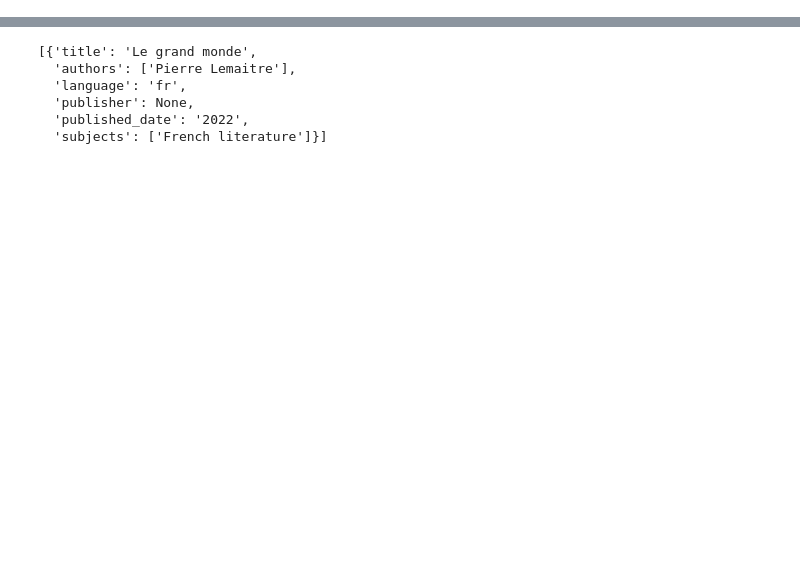
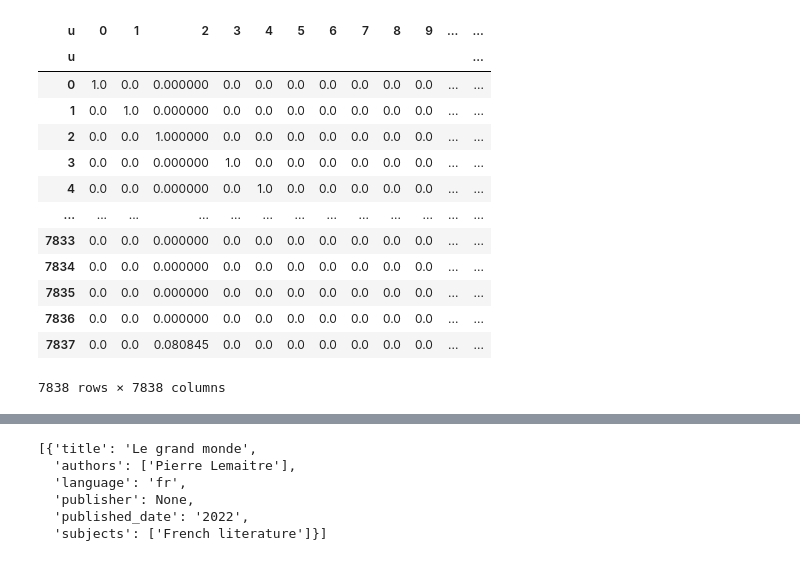
Before and after one commit to gr-oll/EPFL_Apple, a Jupyter notebook: EDA.ipynb, the cells around one changed output, grey strips where cells are left out. Drawn from its saved outputs; the diff is of its cells as text; code cells hidden in the pictures; blank space fills up the shorter version.

```diff
--- a/EDA.ipynb
+++ b/EDA.ipynb
@@ -27,0 +108,21 @@ limited_items = items.head(100)
+# %%
+# Compute Cosine Similarity Between Users
+from sklearn.metrics.pairwise import cosine_similarity
+user_similarity = cosine_similarity(binary_interaction_matrix)
+user_similarity_df = pd.DataFrame(user_similarity, index=binary_interaction_matrix.index, columns=binary_interaction_matrix.index)
+user_similarity_df
+# %% [output]
+| u | 0 | 1 | 2 | 3 | 4 | 5 | 6 | 7 | 8 | 9 | ... | ... |
+| u |  |  |  |  |  |  |  |  |  |  |  | ... |
+| 0 | 1.0 | 0.0 | 0.000000 | 0.0 | 0.0 | 0.0 | 0.0 | 0.0 | 0.0 | 0.0 | ... | ... |
+| 1 | 0.0 | 1.0 | 0.000000 | 0.0 | 0.0 | 0.0 | 0.0 | 0.0 | 0.0 | 0.0 | ... | ... |
+| 2 | 0.0 | 0.0 | 1.000000 | 0.0 | 0.0 | 0.0 | 0.0 | 0.0 | 0.0 | 0.0 | ... | ... |
+| 3 | 0.0 | 0.0 | 0.000000 | 1.0 | 0.0 | 0.0 | 0.0 | 0.0 | 0.0 | 0.0 | ... | ... |
+| 4 | 0.0 | 0.0 | 0.000000 | 0.0 | 1.0 | 0.0 | 0.0 | 0.0 | 0.0 | 0.0 | ... | ... |
+| ... | ... | ... | ... | ... | ... | ... | ... | ... | ... | ... | ... | ... |
+| 7833 | 0.0 | 0.0 | 0.000000 | 0.0 | 0.0 | 0.0 | 0.0 | 0.0 | 0.0 | 0.0 | ... | ... |
+| 7834 | 0.0 | 0.0 | 0.000000 | 0.0 | 0.0 | 0.0 | 0.0 | 0.0 | 0.0 | 0.0 | ... | ... |
+| 7835 | 0.0 | 0.0 | 0.000000 | 0.0 | 0.0 | 0.0 | 0.0 | 0.0 | 0.0 | 0.0 | ... | ... |
+| 7836 | 0.0 | 0.0 | 0.000000 | 0.0 | 0.0 | 0.0 | 0.0 | 0.0 | 0.0 | 0.0 | ... | ... |
+| 7837 | 0.0 | 0.0 | 0.080845 | 0.0 | 0.0 | 0.0 | 0.0 | 0.0 | 0.0 | 0.0 | ... | ... |
+7838 rows × 7838 columns
```
Also changed, not shown: parts of 16 cells of this notebook, 1 other file.
